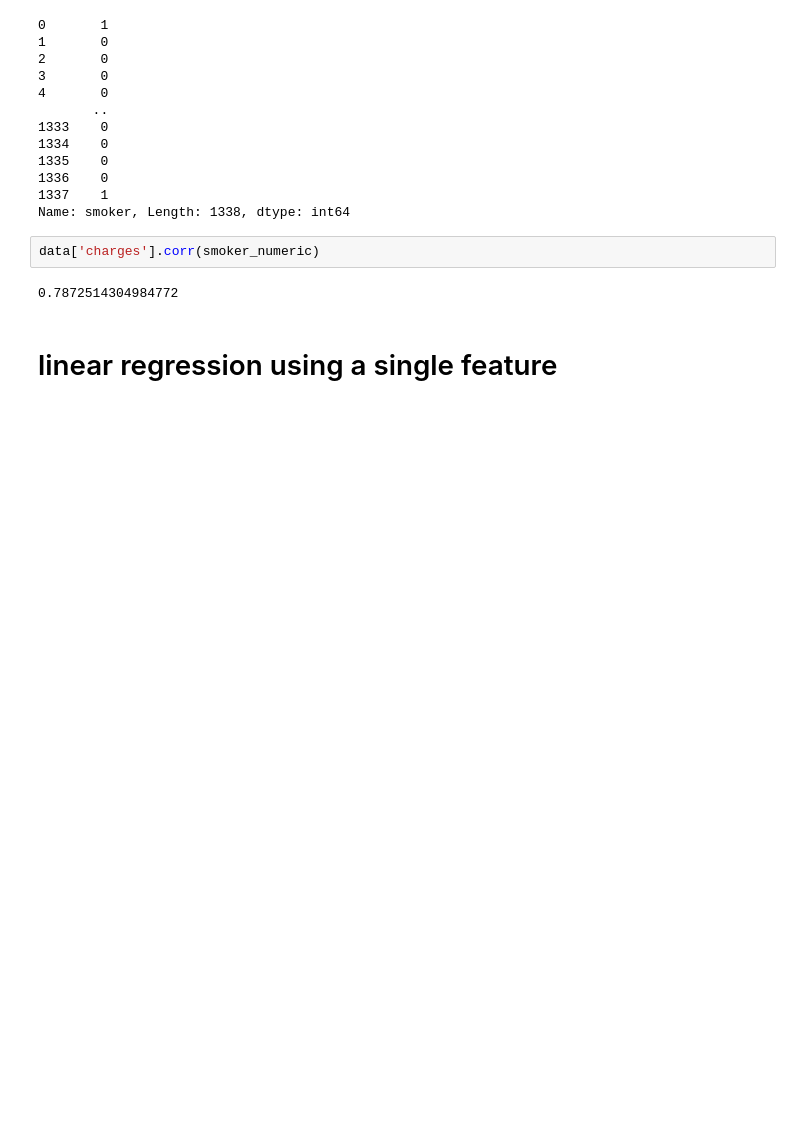
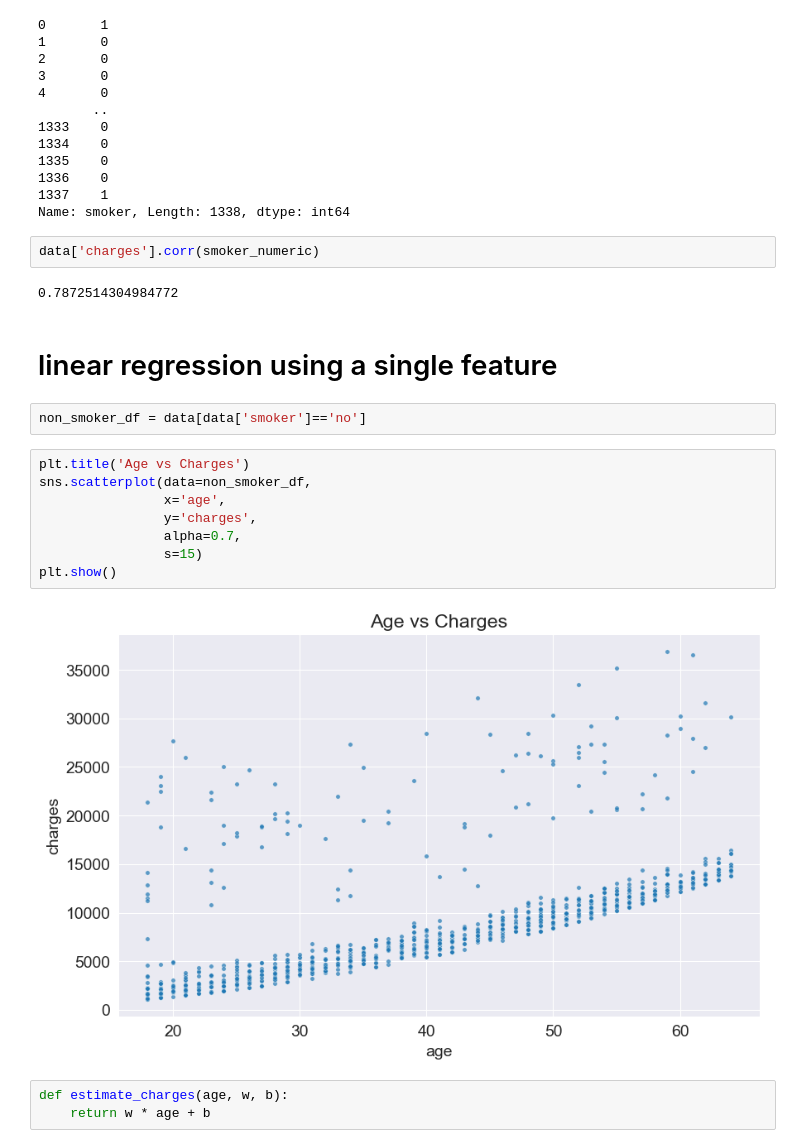
Before and after one commit to SwastikTripathi/yearly-medical-insurance-predictor, a Jupyter notebook: medical.ipynb, the cells around one changed output. Cells and saved outputs as stored; diff of their text form; blank space fills up the shorter version.

```diff
--- a/medical.ipynb
+++ b/medical.ipynb
@@ -219,3 +219,18 @@ data['charges'].corr(smoker_numeric)
 0.7872514304984772
 # %% [markdown]
 # linear regression using a single feature
+# %%
+non_smoker_df = data[data['smoker']=='no']
+# %%
+plt.title('Age vs Charges')
+sns.scatterplot(data=non_smoker_df,
+                x='age',
+                y='charges',
+                alpha=0.7,
+                s=15)
+plt.show()
+# %% [output]
+[figure, added]
+# %%
+def estimate_charges(age, w, b):
+    return w * age + b
```
Also changed, not shown: parts of 11 cells of this notebook.
